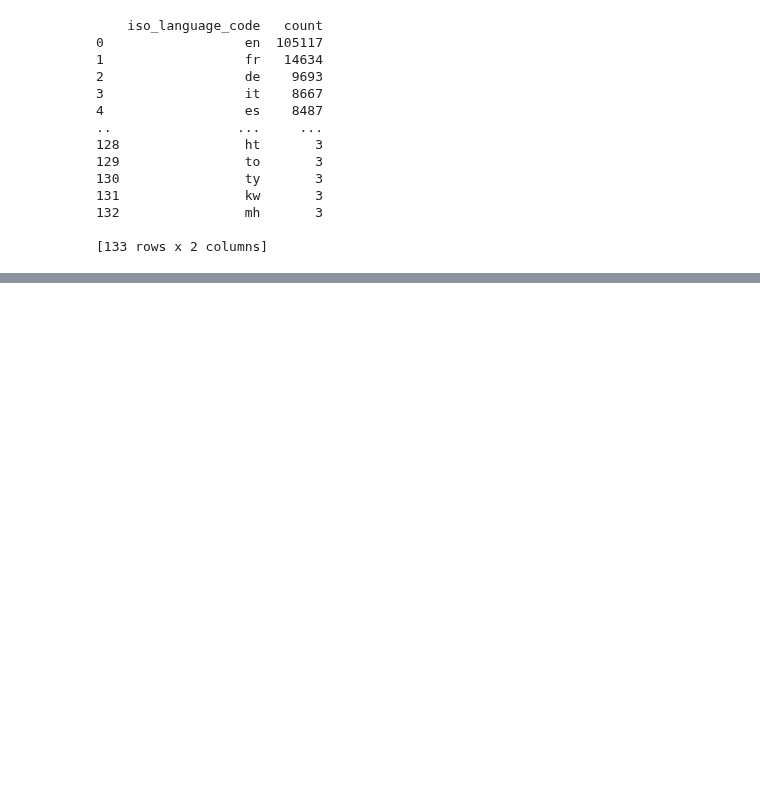
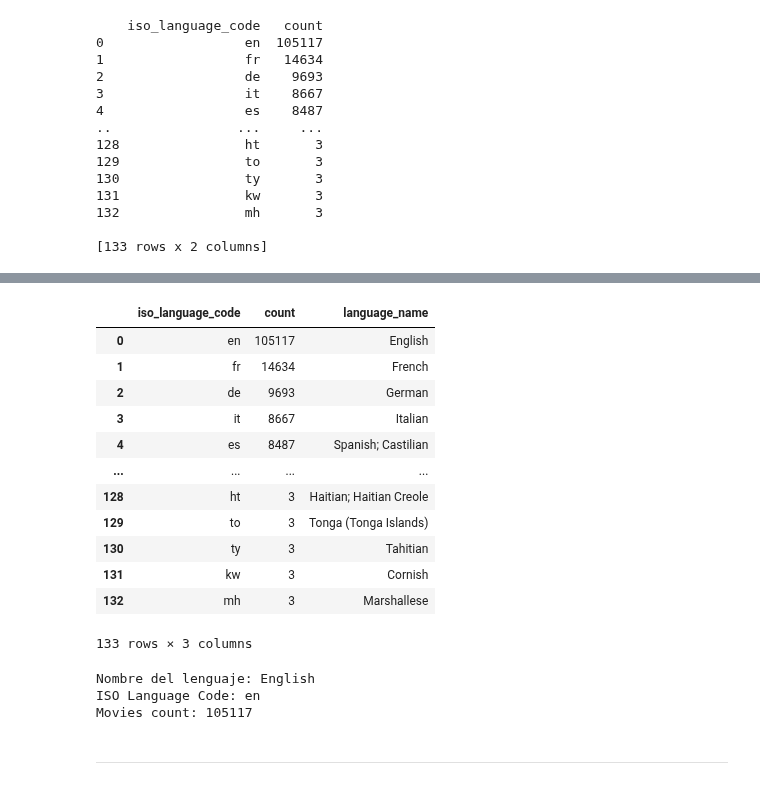
Before and after one commit to Lucaramallo/PI1_MLOps_Sistema_de_Recomendacion_Movies_ML, a Jupyter notebook: ETLs/Functios_testing/Functions_test.ipynb, the cells around one changed output, grey strips where cells are left out. Cells and saved outputs as stored; diff of their text form; code cells hidden in the pictures; blank space fills up the shorter version.

```diff
--- a/ETLs/Functios_testing/Functions_test.ipynb
+++ b/ETLs/Functios_testing/Functions_test.ipynb
@@ -147,11 +148,11 @@ url = "https://datahub.io/core/language-codes/r/language-codes.csv"
 
 try:
     # Cargar el archivo CSV desde el enlace de descarga
-    df = pd.read_csv(url)
+    iso_language_data = pd.read_csv(url)
 
     # Ahora tienes el contenido del archivo CSV en un DataFrame llamado 'df'
     # Puedes realizar operaciones o análisis con el DataFrame como desees.
-    print(df.head())  # Imprimir las primeras filas del DataFrame
+    print(iso_language_data.head())  # Imprimir las primeras filas del DataFrame
 
 except Exception as e:
     print("Error al cargar el archivo CSV desde el enlace:", e)
@@ -162,3 +163,5 @@ except Exception as e:
 2     ae    Avestan
 3     af  Afrikaans
 4     ak       Akan
+# %%
+iso_language_data.rename(columns={'alpha2': 'iso_language_code', 'English': 'language_name'}, inplace=True)
@@ -255,0 +275,16 @@ df_language_counts.tail(20)
+# %%
+df_f1_lang_movie_count
+# %% [output]
+|  | iso_language_code | count | language_name |
+| 0 | en | 105117 | English |
+| 1 | fr | 14634 | French |
+| 2 | de | 9693 | German |
+| 3 | it | 8667 | Italian |
+| 4 | es | 8487 | Spanish; Castilian |
+| ... | ... | ... | ... |
+| 128 | ht | 3 | Haitian; Haitian Creole |
+| 129 | to | 3 | Tonga (Tonga Islands) |
+| 130 | ty | 3 | Tahitian |
+| 131 | kw | 3 | Cornish |
+| 132 | mh | 3 | Marshallese |
+133 rows × 3 columns
@@ -255,0 +293,26 @@ df_language_counts.tail(20)
+# %%
+def print_language_count(language_name):
+    # Filtrar el DataFrame para obtener las filas que corresponden al language_name proporcionado
+    filtered_df = df_f1_lang_movie_count[df_f1_lang_movie_count['language_name'] == language_name]
+
+    if not filtered_df.empty:
+        # Obtener los valores del iso_language_code y el conteo
+        iso_language_code = filtered_df['iso_language_code'].values[0]
+        count = filtered_df['count'].values[0]
+
+        # Imprimir los resultados
+        print(f"Nombre del lenguaje: {language_name}")
+        print(f"ISO Language Code: {iso_language_code}")
+        print(f"Movies count: {count}")
+    else:
+        print(f"No se encontró el lenguaje: {language_name}")
+
+# Ejemplo de uso
+language_name_to_find = "English"
+print_language_count(language_name_to_find)
+# %% [output]
+Nombre del lenguaje: English
+ISO Language Code: en
+Movies count: 105117
+# %% [markdown]
+__________________________________________________________
```
Also changed, not shown: parts of 14 cells of this notebook, 4 other files.
